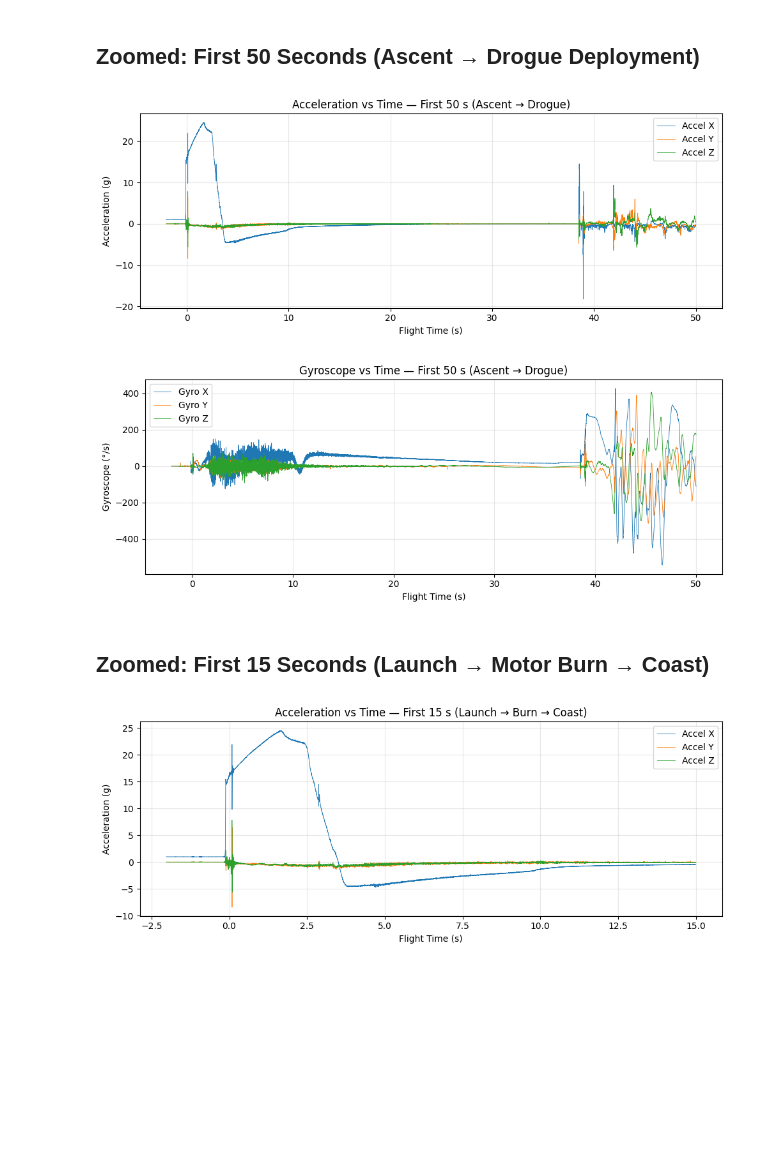
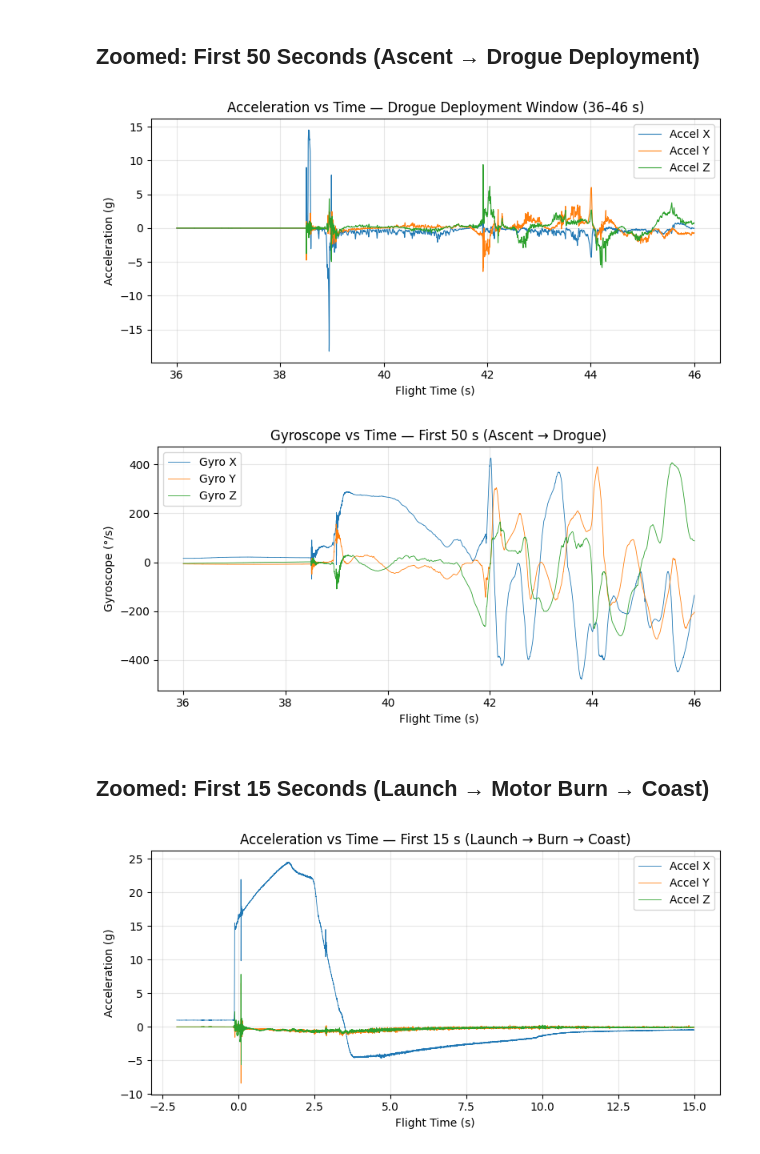
Before and after one commit to VoicefulEmu/DataAnalysisSnowbirdTest, a Jupyter notebook: code/accel_gyro_analysis.ipynb, the cells around one changed output. Drawn from its saved outputs; the diff is of its cells as text; code cells hidden in the pictures; blank space fills up the shorter version.

Commit message:
new graphs

```diff
--- a/code/accel_gyro_analysis.ipynb
+++ b/code/accel_gyro_analysis.ipynb
@@ -61,27 +61,27 @@ plt.show()
 # %% [markdown]
 ## Zoomed: First 50 Seconds (Ascent → Drogue Deployment)
 # %%
-# Filter to first 50 seconds
-mask = t <= 50
+# Filter to drogue deployment window (~36 to 46 seconds)
+mask = (t >= 36) & (t <= 46)
 t_z = t[mask]
 
-# --- Acceleration (0–50 s) ---
-fig, ax = plt.subplots(figsize=(10, 4))
-ax.plot(t_z, df.loc[mask, "Accel_X"], label="Accel X", linewidth=0.6)
-ax.plot(t_z, df.loc[mask, "Accel_Y"], label="Accel Y", linewidth=0.6)
-ax.plot(t_z, df.loc[mask, "Accel_Z"], label="Accel Z", linewidth=0.6)
+# --- Acceleration (36–46 s) ---
+fig, ax = plt.subplots(figsize=(8, 4))
+ax.plot(t_z, df.loc[mask, "Accel_X"], label="Accel X", linewidth=0.8)
+ax.plot(t_z, df.loc[mask, "Accel_Y"], label="Accel Y", linewidth=0.8)
+ax.plot(t_z, df.loc[mask, "Accel_Z"], label="Accel Z", linewidth=0.8)
 ax.set_xlabel("Flight Time (s)")
 ax.set_ylabel("Acceleration (g)")
-ax.set_title("Acceleration vs Time — First 50 s (Ascent → Drogue)")
+ax.set_title("Acceleration vs Time — Drogue Deployment Window (36–46 s)")
 ax.legend()
 ax.grid(True, alpha=0.3)
 plt.tight_layout()
 plt.show()
 # %% [output]
-[figure, old version]
+[figure, new version]
 # %%
 # --- Gyroscope (0–50 s) ---
-fig, ax = plt.subplots(figsize=(10, 4))
+fig, ax = plt.subplots(figsize=(8, 4))
 ax.plot(t_z, df.loc[mask, "Gyro_X"], label="Gyro X", linewidth=0.6)
 ax.plot(t_z, df.loc[mask, "Gyro_Y"], label="Gyro Y", linewidth=0.6)
 ax.plot(t_z, df.loc[mask, "Gyro_Z"], label="Gyro Z", linewidth=0.6)
@@ -93,7 +93,7 @@ ax.grid(True, alpha=0.3)
 plt.tight_layout()
 plt.show()
 # %% [output]
-[figure, old version]
+[figure, new version]
 # %% [markdown]
 ## Zoomed: First 15 Seconds (Launch → Motor Burn → Coast)
 # %%
@@ -102,7 +102,7 @@ mask15 = t <= 15
 t15 = t[mask15]
 
 # --- Acceleration (0–15 s) ---
-fig, ax = plt.subplots(figsize=(10, 4))
+fig, ax = plt.subplots(figsize=(8, 4))
 ax.plot(t15, df.loc[mask15, "Accel_X"], label="Accel X", linewidth=0.6)
 ax.plot(t15, df.loc[mask15, "Accel_Y"], label="Accel Y", linewidth=0.6)
 ax.plot(t15, df.loc[mask15, "Accel_Z"], label="Accel Z", linewidth=0.6)
@@ -114,7 +114,7 @@ ax.grid(True, alpha=0.3)
 plt.tight_layout()
 plt.show()
 # %% [output]
-[figure, old version]
+[figure, new version]
 # %%
 # --- Gyroscope (0–15 s, smoothed) ---
 # Use a short moving-average window (~50 ms) to reduce sensor noise
```
Also changed, not shown: parts of 2 cells of this notebook, 1 other file.
